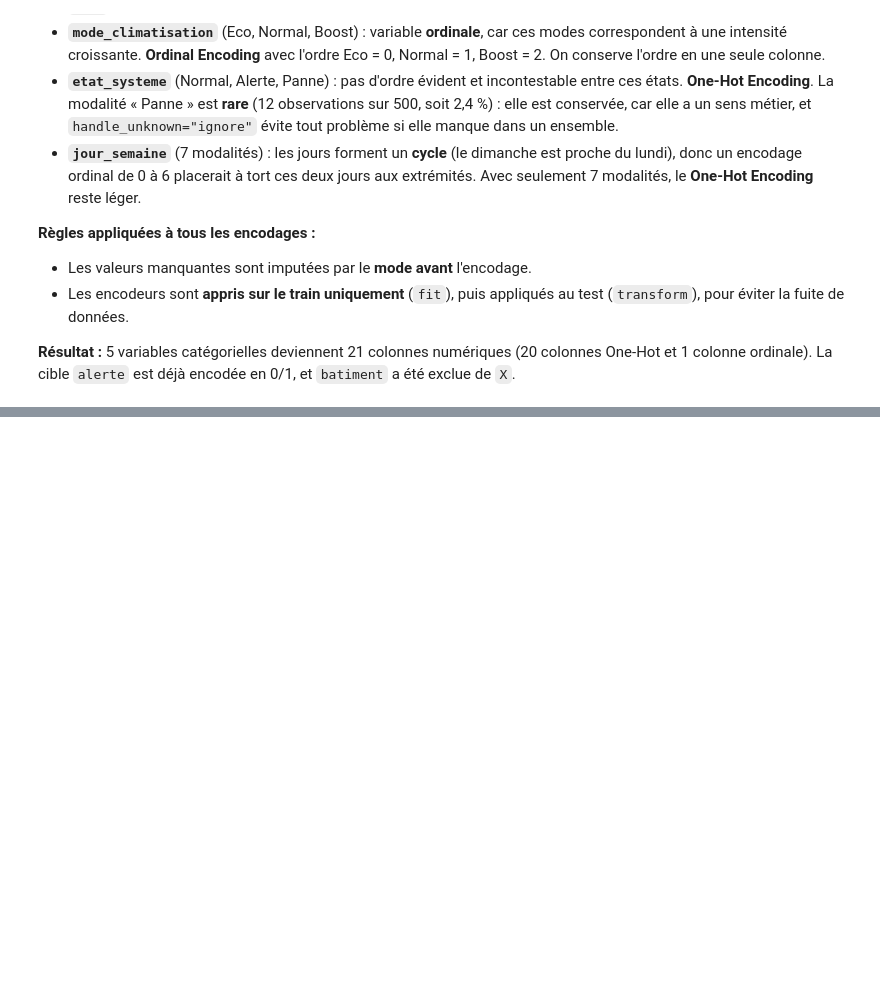
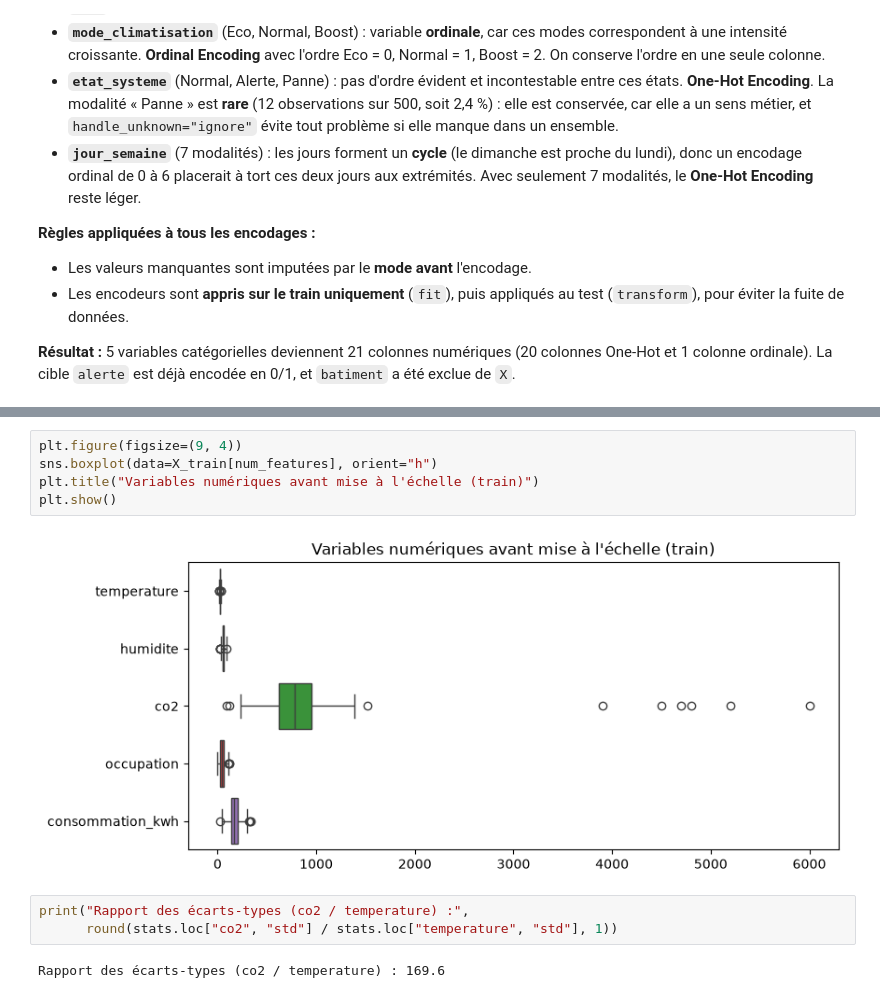
Before and after one commit to sinendoye/atelier_prepa_donnees_tab, a Jupyter notebook: notebooks/atelier_prepa_donnees_tab.ipynb, the cells around one changed output, grey strips where cells are left out. Cells and saved outputs as stored; diff of their text form; blank space fills up the shorter version.

Commit message:
Partie 5: 1.A l’aide de quelques variables, justifier la pertinence de la mise à l’échelle

```diff
--- a/notebooks/atelier_prepa_donnees_tab.ipynb
+++ b/notebooks/atelier_prepa_donnees_tab.ipynb
@@ -948,0 +964,12 @@ Un modèle ne sait traiter que des nombres. Le choix de l'encodage dépend de la
+# %%
+plt.figure(figsize=(9, 4))
+sns.boxplot(data=X_train[num_features], orient="h")
+plt.title("Variables numériques avant mise à l'échelle (train)")
+plt.show()
+# %% [output]
+[figure, added]
+# %%
+print("Rapport des écarts-types (co2 / temperature) :",
+      round(stats.loc["co2", "std"] / stats.loc["temperature", "std"], 1))
+# %% [output]
+Rapport des écarts-types (co2 / temperature) : 169.6
```
Also changed, not shown: parts of 4 cells of this notebook.
